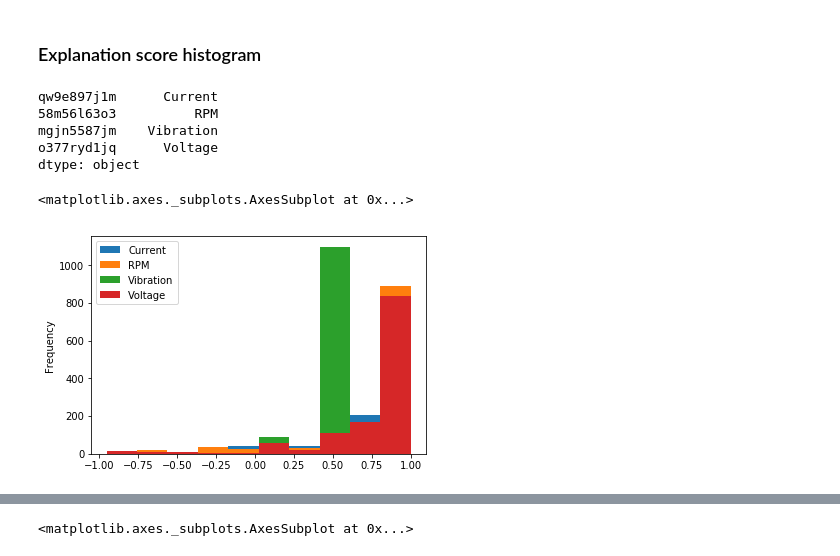
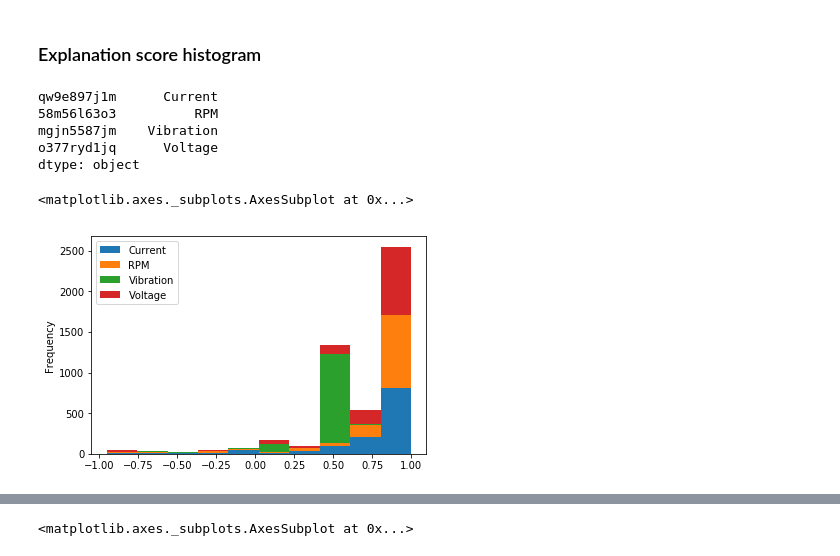
Before and after one commit to mukeshpat3l/examples, a Jupyter notebook: jupyter-example-notebooks/ExplanationConfidenceLRSExample.ipynb, the cells around one changed output, grey strips where cells are left out. Cells and saved outputs as stored; diff of their text form; code cells hidden in the pictures.

```diff
--- a/jupyter-example-notebooks/ExplanationConfidenceLRSExample.ipynb
+++ b/jupyter-example-notebooks/ExplanationConfidenceLRSExample.ipynb
@@ -407,12 +410,14 @@ df.head(200)
 ### Explanation score histogram
 # %%
 print(signal_name_to_signal_key)
-df.plot.hist( y=list(signal_name_to_signal_key.to_dict().values()))
+df.plot.hist( y=list(signal_name_to_signal_key.to_dict().values()), stacked=True)
+
+#df['Vibration'].plot.hist( y="Vibration", stacked=True)
 # %% [output]
 qw9e897j1m      Current
 58m56l63o3          RPM
 mgjn5587jm    Vibration
 o377ryd1jq      Voltage
 dtype: object
 <matplotlib.axes._subplots.AxesSubplot at 0x...>
-[figure, old version]
+[figure, new version]
```
Also changed, not shown: parts of 4 cells of this notebook.
